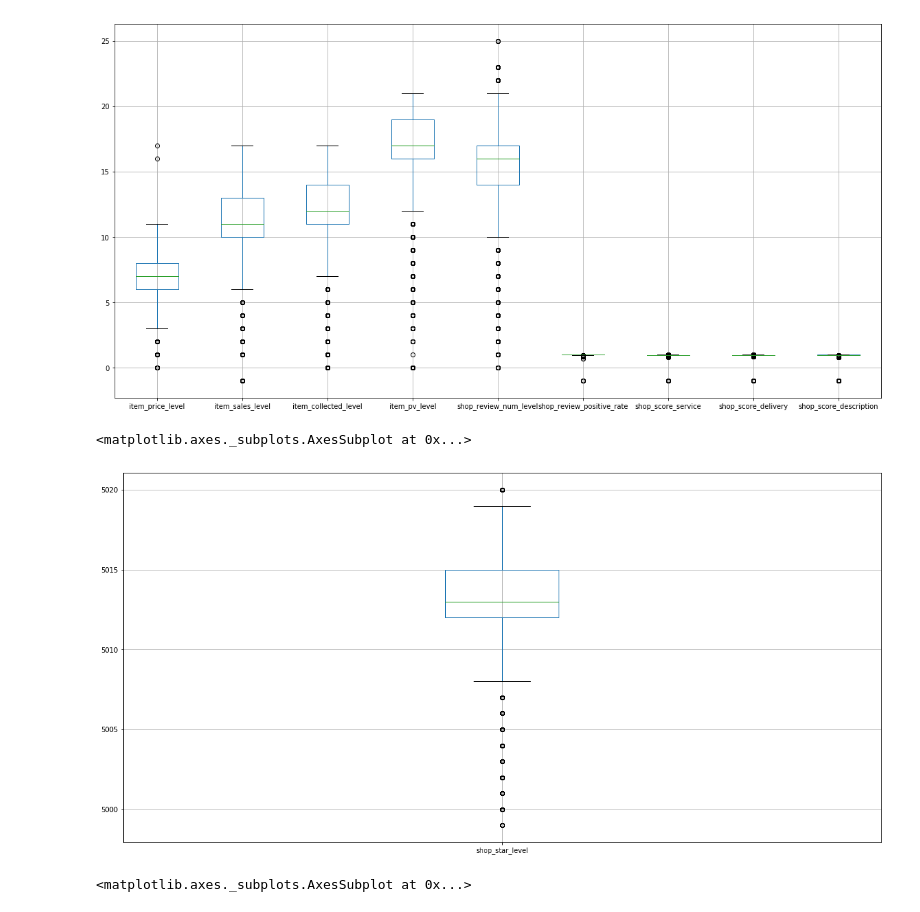
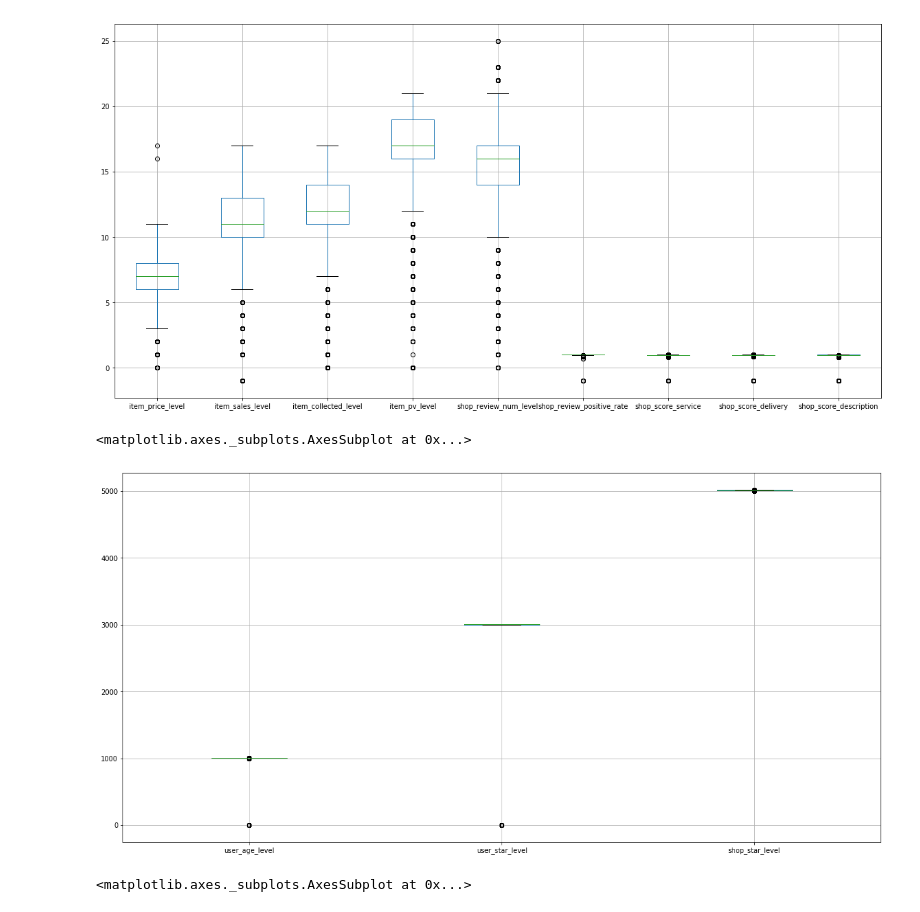
Before and after one commit to secrettianchigroup/SecretTianchiProject, a Jupyter notebook: data_peek.ipynb, the cells around one changed output. Saved outputs shown, nothing was run; the diff lists cells and outputs as text; code cells hidden in the pictures.

```diff
--- a/data_peek.ipynb
+++ b/data_peek.ipynb
@@ -163,10 +163,10 @@ train_df[ser_list1].boxplot(figsize=(20, 10))
 [figure]
 # %%
 ser_list2 = ['user_age_level', 'user_star_level', 'shop_star_level']
-train_df[['shop_star_level']].boxplot(figsize=(20, 10))
+train_df[ser_list2].boxplot(figsize=(20, 10))
 # %% [output]
 <matplotlib.axes._subplots.AxesSubplot at 0x...>
-[figure, old version]
+[figure, new version]
 # %%
 ser3_list = ['shop_review_positive_rate', 'shop_score_service', 'shop_score_delivery', 'shop_score_description']
 train_df[ser3_list].boxplot(figsize=(20,10))
```
Also changed, not shown: parts of 1 cell of this notebook.
